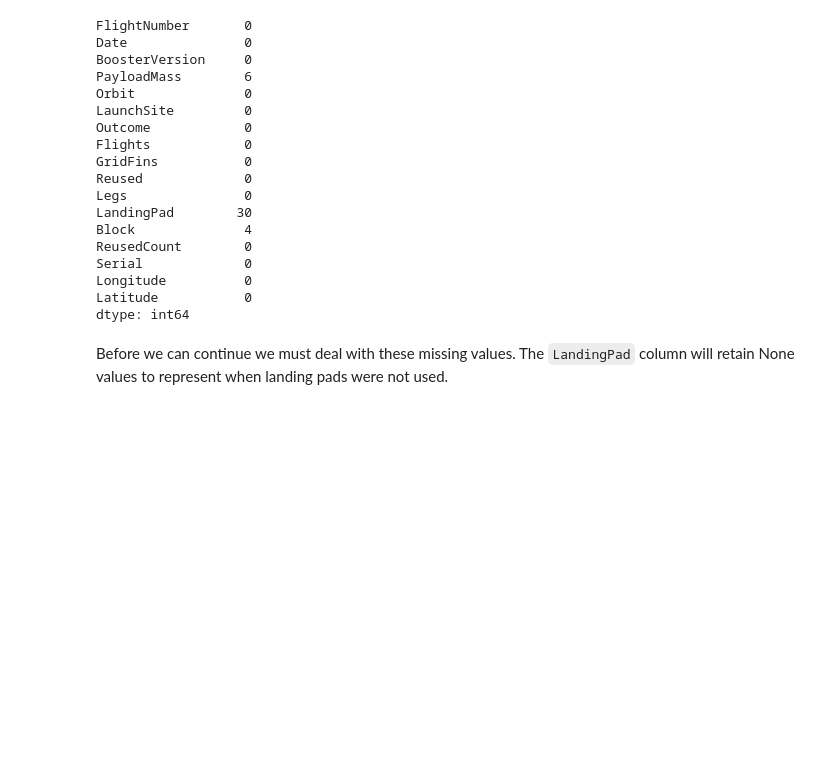
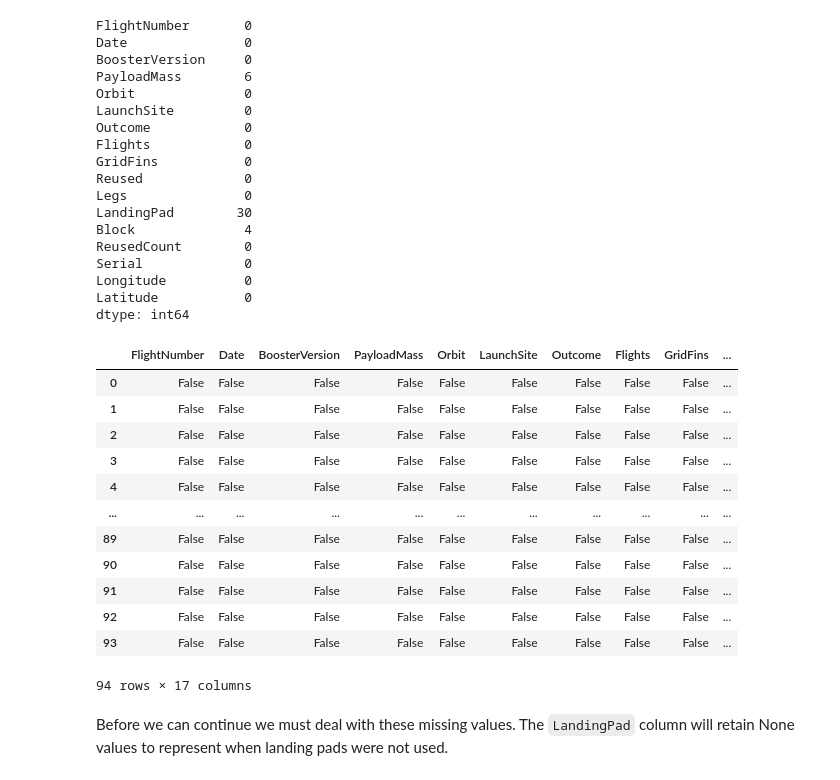
Before and after one commit to TshinW/testrepo, a Jupyter notebook: jupyter-labs-spacex-data-collection-api-v2.ipynb, the cells around one changed output. Cells and saved outputs as stored; diff of their text form; code cells hidden in the pictures; blank space fills up the shorter version.

```diff
--- a/jupyter-labs-spacex-data-collection-api-v2.ipynb
+++ b/jupyter-labs-spacex-data-collection-api-v2.ipynb
@@ -322,6 +341,22 @@ Serial             0
 Longitude          0
 Latitude           0
 dtype: int64
+# %%
+data_falcon9.isnull()
+# %% [output]
+|  | FlightNumber | Date | BoosterVersion | PayloadMass | Orbit | LaunchSite | Outcome | Flights | GridFins | ... |
+| 0 | False | False | False | False | False | False | False | False | False | ... |
+| 1 | False | False | False | False | False | False | False | False | False | ... |
+| 2 | False | False | False | False | False | False | False | False | False | ... |
+| 3 | False | False | False | False | False | False | False | False | False | ... |
+| 4 | False | False | False | False | False | False | False | False | False | ... |
+| ... | ... | ... | ... | ... | ... | ... | ... | ... | ... | ... |
+| 89 | False | False | False | False | False | False | False | False | False | ... |
+| 90 | False | False | False | False | False | False | False | False | False | ... |
+| 91 | False | False | False | False | False | False | False | False | False | ... |
+| 92 | False | False | False | False | False | False | False | False | False | ... |
+| 93 | False | False | False | False | False | False | False | False | False | ... |
+94 rows × 17 columns
 # %% [markdown]
 Before we can continue we must deal with these missing values. The <code>LandingPad</code> column will retain None values to represent when landing pads were not used.
 # %% [markdown]
```
Also changed, not shown: parts of 2 cells of this notebook.
